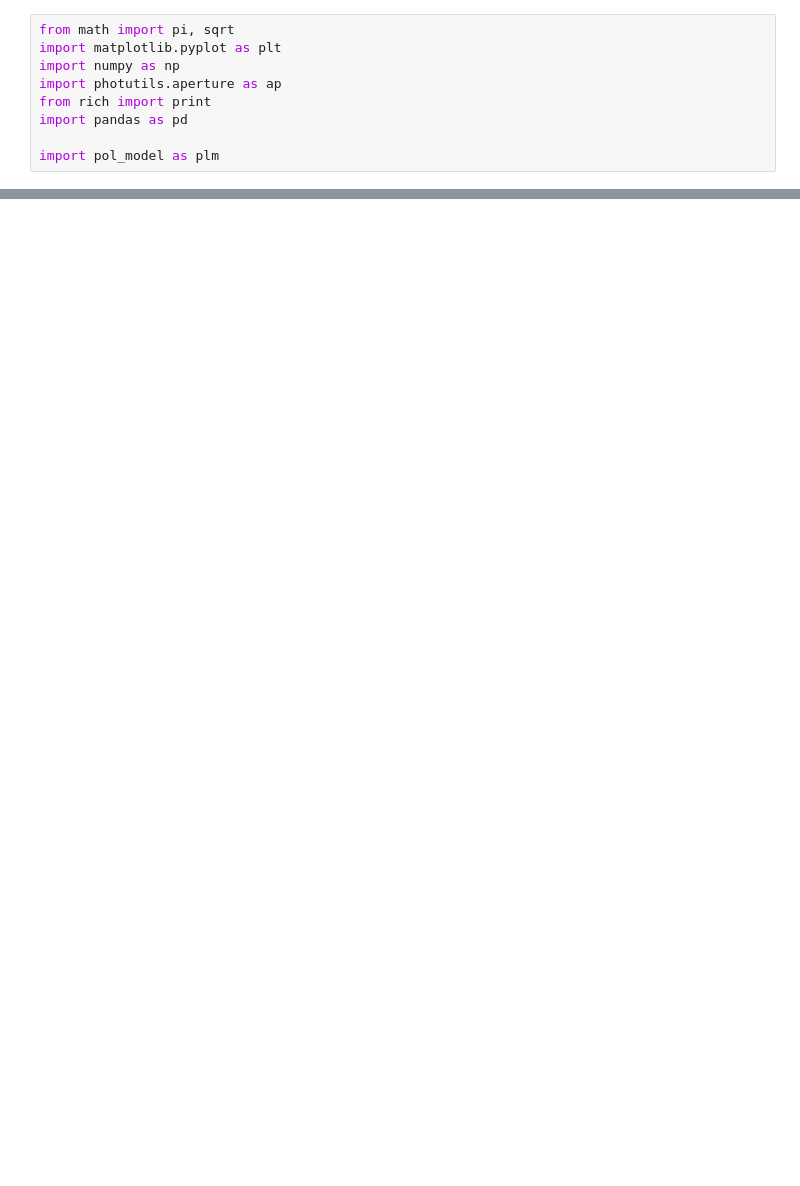
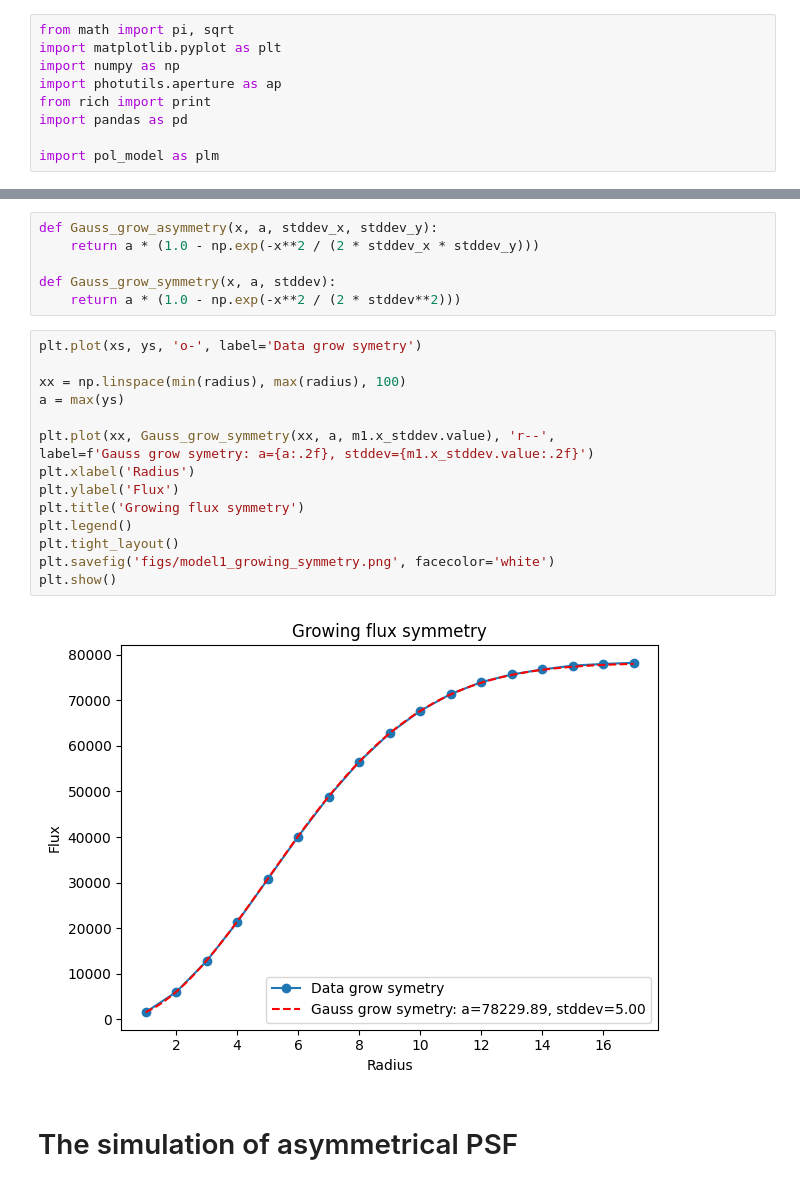
Before and after one commit to AlexeySergeyev/grow_gaussian, a Jupyter notebook: demo.ipynb, the cells around one changed output, grey strips where cells are left out. Drawn from its saved outputs; the diff is of its cells as text; blank space fills up the shorter version.

```diff
--- a/demo.ipynb
+++ b/demo.ipynb
@@ -162,0 +112,25 @@ Index(['aperture_sum_0', 'aperture_sum_1', 'aperture_sum_2', 'aperture_sum_3',
+# %%
+def Gauss_grow_asymmetry(x, a, stddev_x, stddev_y):
+    return a * (1.0 - np.exp(-x**2 / (2 * stddev_x * stddev_y)))
+
+def Gauss_grow_symmetry(x, a, stddev):
+    return a * (1.0 - np.exp(-x**2 / (2 * stddev**2)))
+# %%
+plt.plot(xs, ys, 'o-', label='Data grow symetry')
+
+xx = np.linspace(min(radius), max(radius), 100)
+a = max(ys)
+
+plt.plot(xx, Gauss_grow_symmetry(xx, a, m1.x_stddev.value), 'r--',
+label=f'Gauss grow symetry: a={a:.2f}, stddev={m1.x_stddev.value:.2f}')
+plt.xlabel('Radius')
+plt.ylabel('Flux')
+plt.title('Growing flux symmetry')
+plt.legend()
+plt.tight_layout()
+plt.savefig('figs/model1_growing_symmetry.png', facecolor='white')
+plt.show()
+# %% [output]
+[figure, added]
+# %% [markdown]
+# The simulation of asymmetrical PSF
```
Also changed, not shown: parts of 21 cells of this notebook, 6 other files.
